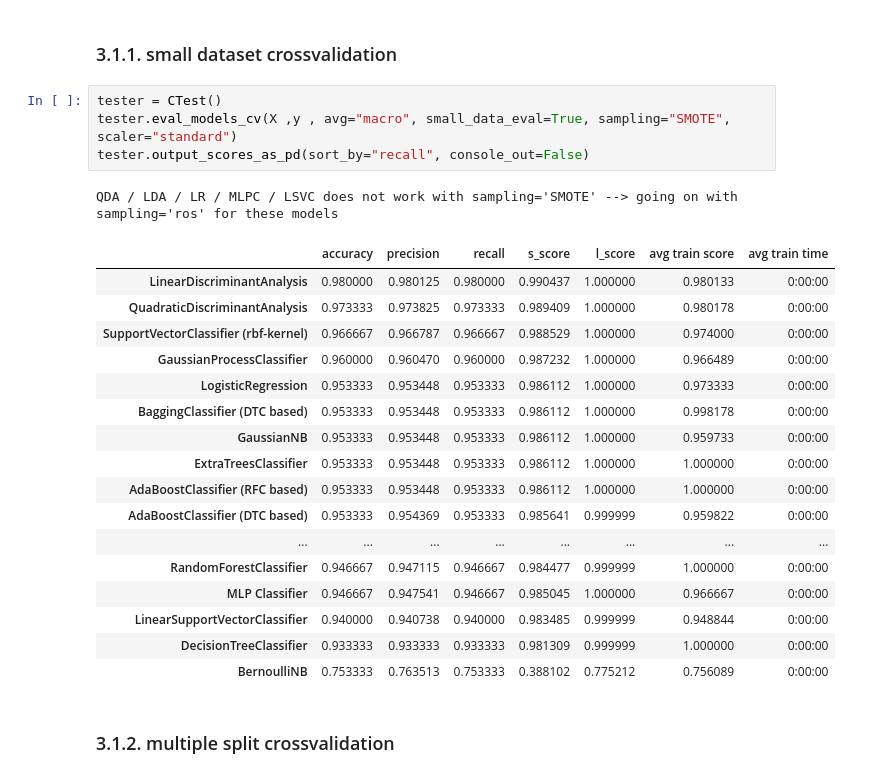
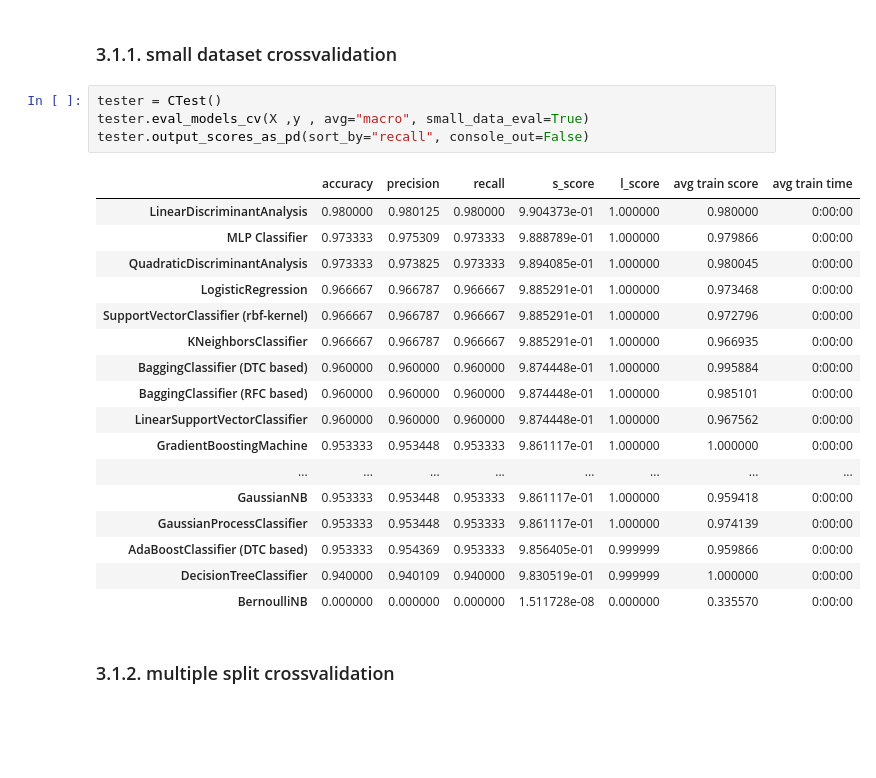
Before and after one commit to Priapos1004/SAM_ML, a Jupyter notebook: examples/iris_auto_classifier_finder.ipynb, the cells around one changed output. Saved outputs shown, nothing was run; the diff lists cells and outputs as text; blank space fills up the shorter version.

```diff
--- a/examples/iris_auto_classifier_finder.ipynb
+++ b/examples/iris_auto_classifier_finder.ipynb
@@ -23,27 +23,26 @@ x_train, x_test, y_train, y_test = train_test_split(X,y, train_size=0.80, random
 ### 3.1.1. small dataset crossvalidation
 # %%
 tester = CTest()
-tester.eval_models_cv(X ,y , avg="macro", small_data_eval=True, sampling="SMOTE", scaler="standard")
+tester.eval_models_cv(X ,y , avg="macro", small_data_eval=True)
 tester.output_scores_as_pd(sort_by="recall", console_out=False)
 # %% [output]
-QDA / LDA / LR / MLPC / LSVC does not work with sampling='SMOTE' --> going on with sampling='ros' for these models
 |  | accuracy | precision | recall | s_score | l_score | avg train score | avg train time |
-| LinearDiscriminantAnalysis | 0.980000 | 0.980125 | 0.980000 | 0.990437 | 1.000000 | 0.980133 | 0:00:00 |
-| QuadraticDiscriminantAnalysis | 0.973333 | 0.973825 | 0.973333 | 0.989409 | 1.000000 | 0.980178 | 0:00:00 |
-| SupportVectorClassifier (rbf-kernel) | 0.966667 | 0.966787 | 0.966667 | 0.988529 | 1.000000 | 0.974000 | 0:00:00 |
-| GaussianProcessClassifier | 0.960000 | 0.960470 | 0.960000 | 0.987232 | 1.000000 | 0.966489 | 0:00:00 |
-| LogisticRegression | 0.953333 | 0.953448 | 0.953333 | 0.986112 | 1.000000 | 0.973333 | 0:00:00 |
-| BaggingClassifier (DTC based) | 0.953333 | 0.953448 | 0.953333 | 0.986112 | 1.000000 | 0.998178 | 0:00:00 |
-| GaussianNB | 0.953333 | 0.953448 | 0.953333 | 0.986112 | 1.000000 | 0.959733 | 0:00:00 |
-| ExtraTreesClassifier | 0.953333 | 0.953448 | 0.953333 | 0.986112 | 1.000000 | 1.000000 | 0:00:00 |
-| AdaBoostClassifier (RFC based) | 0.953333 | 0.953448 | 0.953333 | 0.986112 | 1.000000 | 1.000000 | 0:00:00 |
-| AdaBoostClassifier (DTC based) | 0.953333 | 0.954369 | 0.953333 | 0.985641 | 0.999999 | 0.959822 | 0:00:00 |
+| LinearDiscriminantAnalysis | 0.980000 | 0.980125 | 0.980000 | 9.904373e-01 | 1.000000 | 0.980000 | 0:00:00 |
+| MLP Classifier | 0.973333 | 0.975309 | 0.973333 | 9.888789e-01 | 1.000000 | 0.979866 | 0:00:00 |
+| QuadraticDiscriminantAnalysis | 0.973333 | 0.973825 | 0.973333 | 9.894085e-01 | 1.000000 | 0.980045 | 0:00:00 |
+| LogisticRegression | 0.966667 | 0.966787 | 0.966667 | 9.885291e-01 | 1.000000 | 0.973468 | 0:00:00 |
+| SupportVectorClassifier (rbf-kernel) | 0.966667 | 0.966787 | 0.966667 | 9.885291e-01 | 1.000000 | 0.972796 | 0:00:00 |
+| KNeighborsClassifier | 0.966667 | 0.966787 | 0.966667 | 9.885291e-01 | 1.000000 | 0.966935 | 0:00:00 |
+| BaggingClassifier (DTC based) | 0.960000 | 0.960000 | 0.960000 | 9.874448e-01 | 1.000000 | 0.995884 | 0:00:00 |
+| BaggingClassifier (RFC based) | 0.960000 | 0.960000 | 0.960000 | 9.874448e-01 | 1.000000 | 0.985101 | 0:00:00 |
+| LinearSupportVectorClassifier | 0.960000 | 0.960000 | 0.960000 | 9.874448e-01 | 1.000000 | 0.967562 | 0:00:00 |
+| GradientBoostingMachine | 0.953333 | 0.953448 | 0.953333 | 9.861117e-01 | 1.000000 | 1.000000 | 0:00:00 |
 | ... | ... | ... | ... | ... | ... | ... | ... |
-| RandomForestClassifier | 0.946667 | 0.947115 | 0.946667 | 0.984477 | 0.999999 | 1.000000 | 0:00:00 |
-| MLP Classifier | 0.946667 | 0.947541 | 0.946667 | 0.985045 | 1.000000 | 0.966667 | 0:00:00 |
-| LinearSupportVectorClassifier | 0.940000 | 0.940738 | 0.940000 | 0.983485 | 0.999999 | 0.948844 | 0:00:00 |
-| DecisionTreeClassifier | 0.933333 | 0.933333 | 0.933333 | 0.981309 | 0.999999 | 1.000000 | 0:00:00 |
-| BernoulliNB | 0.753333 | 0.763513 | 0.753333 | 0.388102 | 0.775212 | 0.756089 | 0:00:00 |
+| GaussianNB | 0.953333 | 0.953448 | 0.953333 | 9.861117e-01 | 1.000000 | 0.959418 | 0:00:00 |
+| GaussianProcessClassifier | 0.953333 | 0.953448 | 0.953333 | 9.861117e-01 | 1.000000 | 0.974139 | 0:00:00 |
+| AdaBoostClassifier (DTC based) | 0.953333 | 0.954369 | 0.953333 | 9.856405e-01 | 0.999999 | 0.959866 | 0:00:00 |
+| DecisionTreeClassifier | 0.940000 | 0.940109 | 0.940000 | 9.830519e-01 | 0.999999 | 1.000000 | 0:00:00 |
+| BernoulliNB | 0.000000 | 0.000000 | 0.000000 | 1.511728e-08 | 0.000000 | 0.335570 | 0:00:00 |
 # %% [markdown]
 ### 3.1.2. multiple split crossvalidation
 # %%
```
Also changed, not shown: parts of 3 cells of this notebook, 5 other files.
